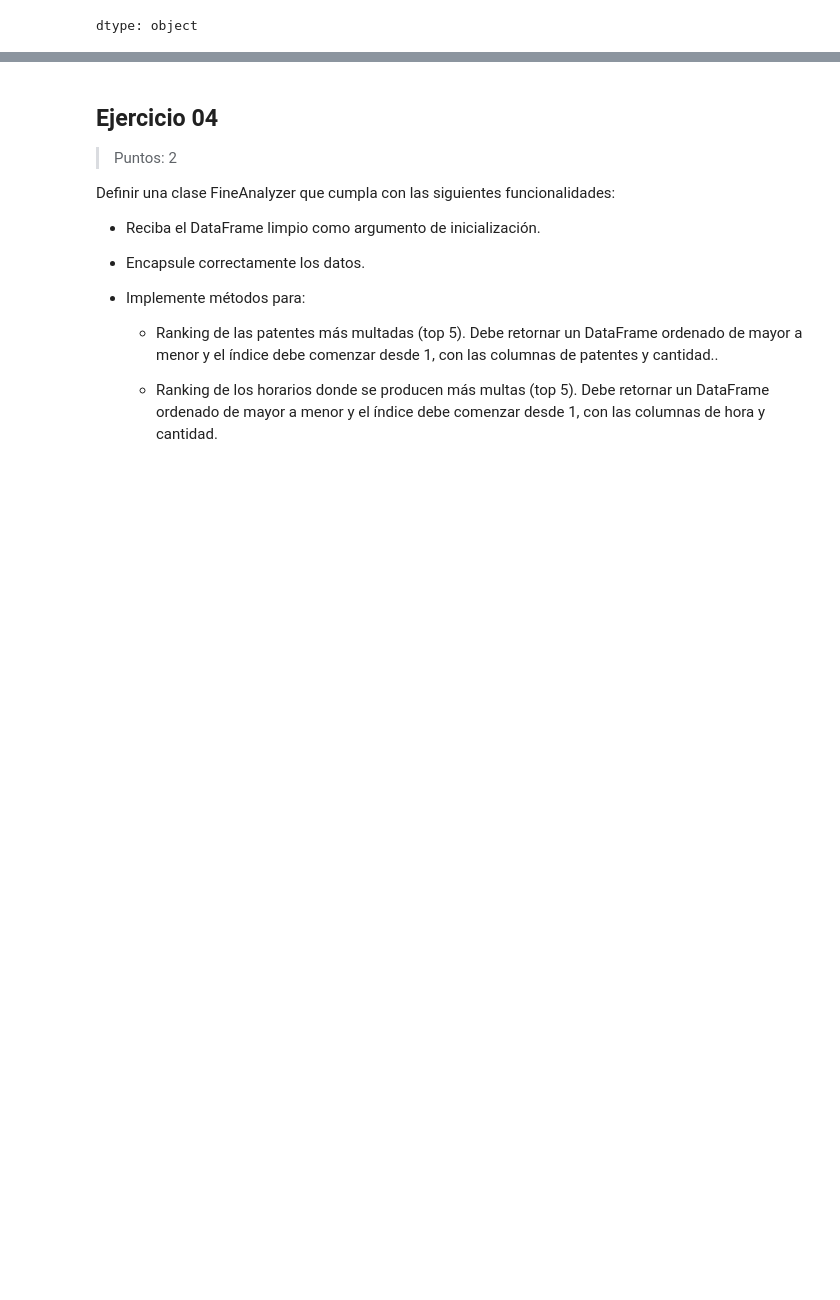
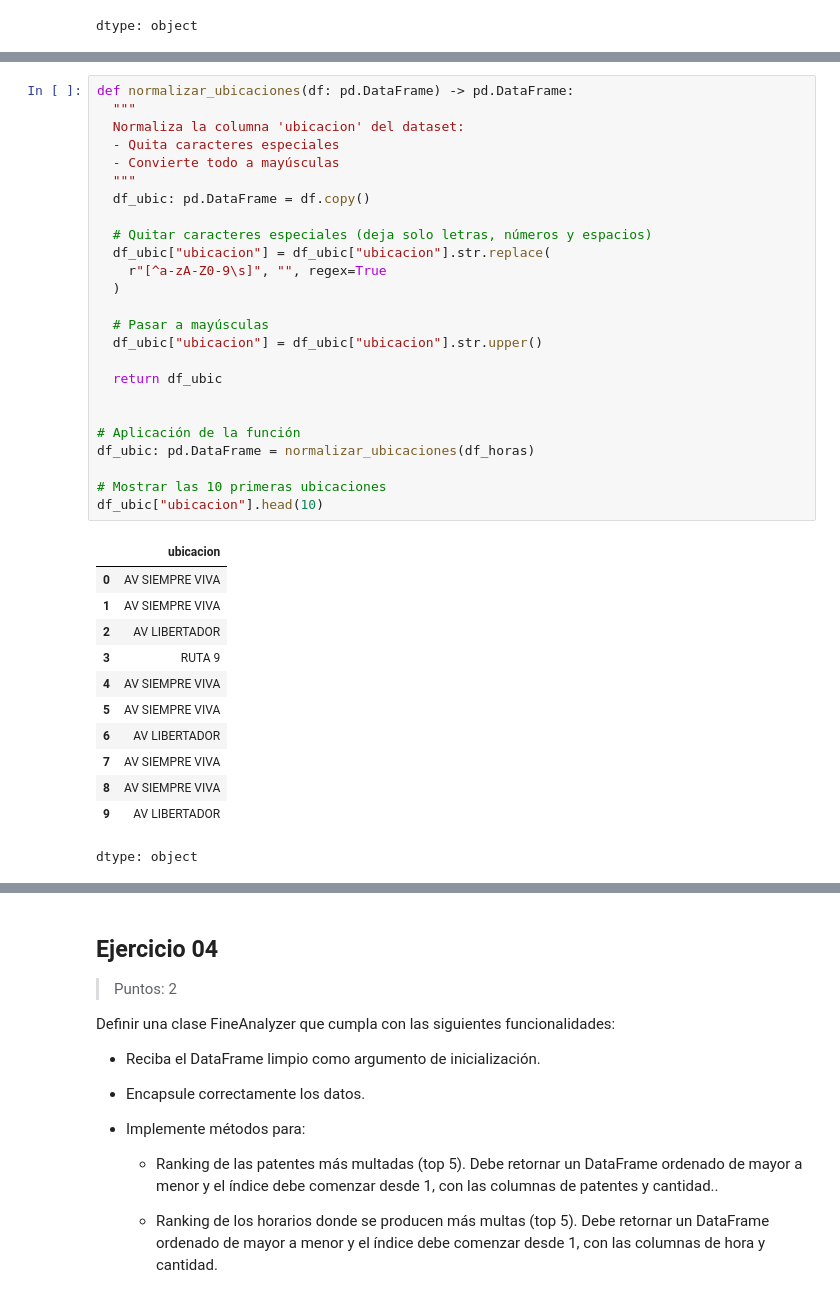
Before and after one commit to ckriztian/lcd-tp-urban-flow, a Jupyter notebook: 01_Flujo_Urbano-Vera_Cristian-Verdun_Dario-Sanchez_Sergio-Saldivia_Eduardo.ipynb, the cells around one changed output, grey strips where cells are left out. Drawn from its saved outputs; the diff is of its cells as text; blank space fills up the shorter version.

```diff
--- a/01_Flujo_Urbano-Vera_Cristian-Verdun_Dario-Sanchez_Sergio-Saldivia_Eduardo.ipynb
+++ b/01_Flujo_Urbano-Vera_Cristian-Verdun_Dario-Sanchez_Sergio-Saldivia_Eduardo.ipynb
@@ -414,0 +513,38 @@ dtype: object
+# %%
+def normalizar_ubicaciones(df: pd.DataFrame) -> pd.DataFrame:
+  """
+  Normaliza la columna 'ubicacion' del dataset:
+  - Quita caracteres especiales
+  - Convierte todo a mayúsculas
+  """
+  df_ubic: pd.DataFrame = df.copy()
+
+  # Quitar caracteres especiales (deja solo letras, números y espacios)
+  df_ubic["ubicacion"] = df_ubic["ubicacion"].str.replace(
+    r"[^a-zA-Z0-9\s]", "", regex=True
+  )
+
+  # Pasar a mayúsculas
+  df_ubic["ubicacion"] = df_ubic["ubicacion"].str.upper()
+
+  return df_ubic
+
+
+# Aplicación de la función
+df_ubic: pd.DataFrame = normalizar_ubicaciones(df_horas)
+
+# Mostrar las 10 primeras ubicaciones
+df_ubic["ubicacion"].head(10)
+# %% [output]
+|  | ubicacion |
+| 0 | AV SIEMPRE VIVA |
+| 1 | AV SIEMPRE VIVA |
+| 2 | AV LIBERTADOR |
+| 3 | RUTA 9 |
+| 4 | AV SIEMPRE VIVA |
+| 5 | AV SIEMPRE VIVA |
+| 6 | AV LIBERTADOR |
+| 7 | AV SIEMPRE VIVA |
+| 8 | AV SIEMPRE VIVA |
+| 9 | AV LIBERTADOR |
+dtype: object
```
Also changed, not shown: parts of 24 cells of this notebook.
